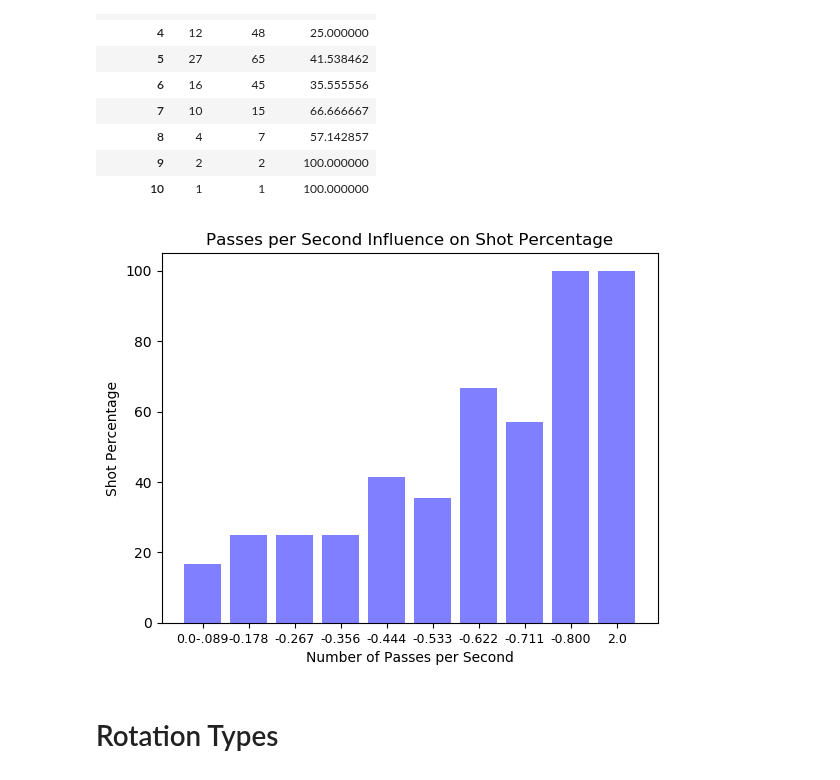
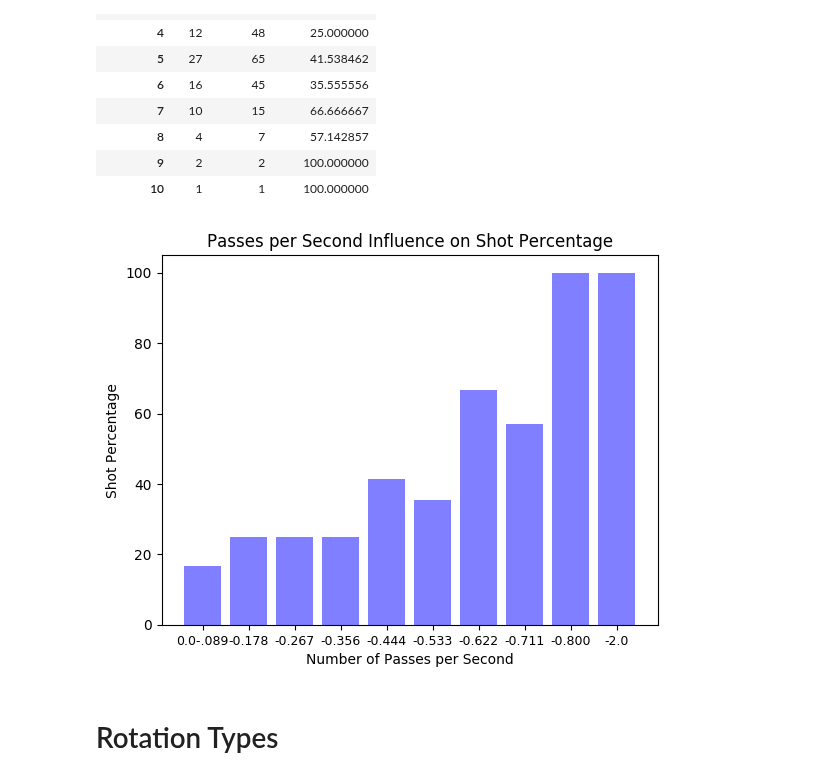
Before and after one commit to kevinshen1101/Water-Polo-Analytics, a Jupyter notebook: final_report/final_analysis.ipynb, the cells around one changed output. Cells and saved outputs as stored; diff of their text form; code cells hidden in the pictures.

```diff
--- a/final_report/final_analysis.ipynb
+++ b/final_report/final_analysis.ipynb
@@ -469,21 +485,21 @@ passes_per_second_percentage(df)
 # %%
 import matplotlib.pyplot as plt; plt.rcdefaults()
 import matplotlib.pyplot as plt
 #ranges = ('0.0-0.089', '.09-0.178', '0.179-0.267', '0.268-0.356',
 #        '0.357-0.444', '0.445-0.533', '0.534-0.622', '0.623-0.711', '0.712-0.8','2.0')
 ranges = ('0.0-.089', '-0.178', '-0.267', '-0.356',
-        '-0.444', '-0.533', '-0.622', '-0.711', '-0.800','2.0')
+        '-0.444', '-0.533', '-0.622', '-0.711', '-0.800','-2.0')
 pos = np.arange(len(ranges))
 bar_width = .5
 plt.bar(pos, passes_per_second_percentage(df)['Goal_Percentage'],align='center', alpha=0.5, color = 'b')
 plt.xticks(pos, ranges, fontsize=9)
 plt.ylabel('Shot Percentage')
 plt.title('Passes per Second Influence on Shot Percentage')
 plt.xlabel('Number of Passes per Second')
 
 plt.show()
 # %% [output]
-[figure, old version]
+[figure, new version]
 # %% [markdown]
 # Rotation Types
 # %%
```
Also changed, not shown: parts of 26 cells of this notebook, 1 other file.
